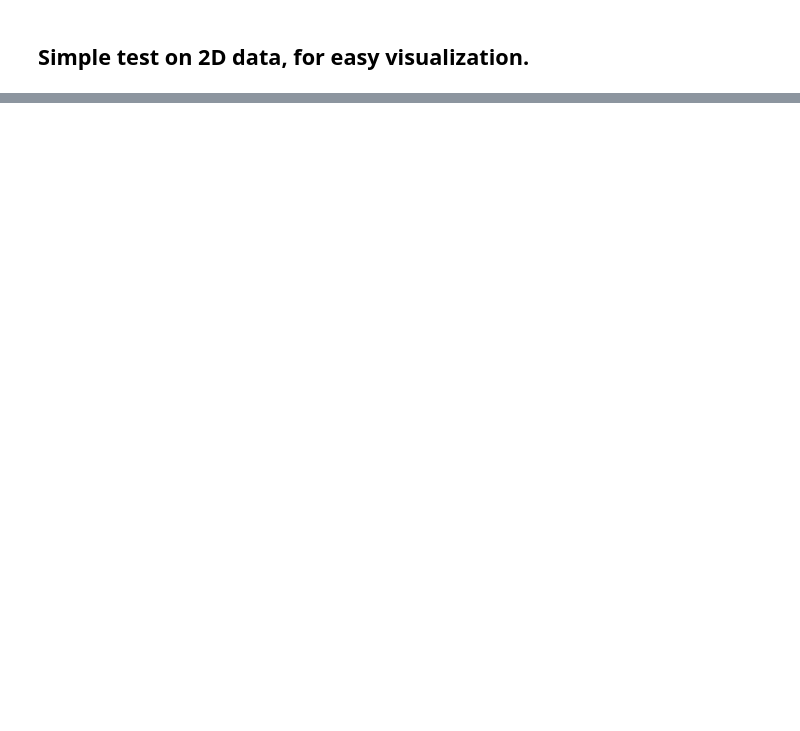
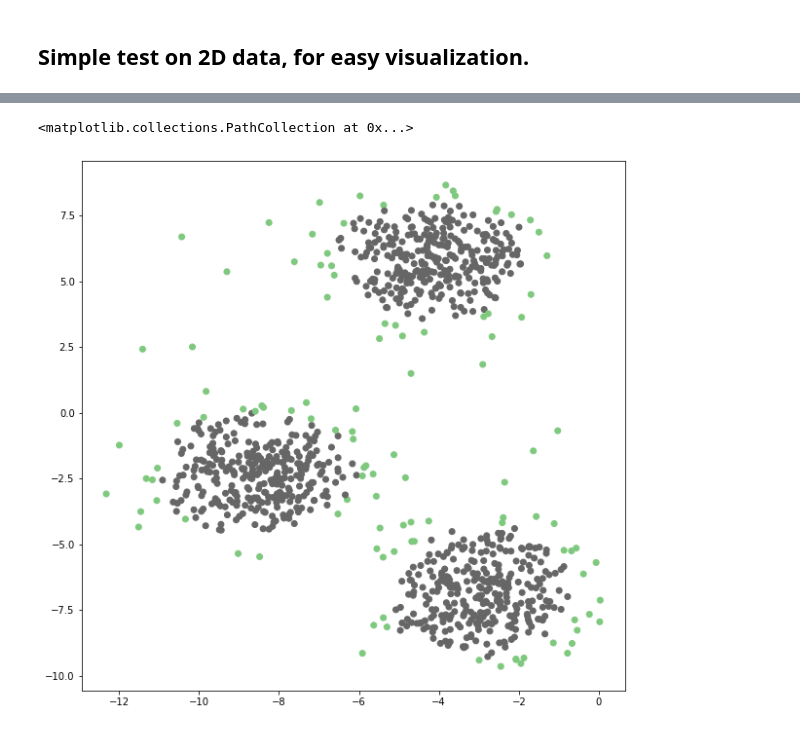
Before and after one commit to Cote-ML/Ranked-Outlier-Space-Stratification, a Jupyter notebook: notebooks/demo.ipynb, the cells around one changed output, grey strips where cells are left out. Cells and saved outputs as stored; diff of their text form; code cells hidden in the pictures; blank space fills up the shorter version.

```diff
--- a/notebooks/demo.ipynb
+++ b/notebooks/demo.ipynb
@@ -31,0 +31,8 @@ plt.scatter(df[0], df[1], c=df['labels'], cmap='turbo')
+# %%
+df = pd.DataFrame(arr)
+df['labels'] = ross.fit_predict(arr, binary_flag=True)
+
+plt.scatter(df[0], df[1], c=df['labels'], cmap='Accent')
+# %% [output]
+<matplotlib.collections.PathCollection at 0x...>
+[figure, added]
```
Also changed, not shown: parts of 2 cells of this notebook, 2 other files.
